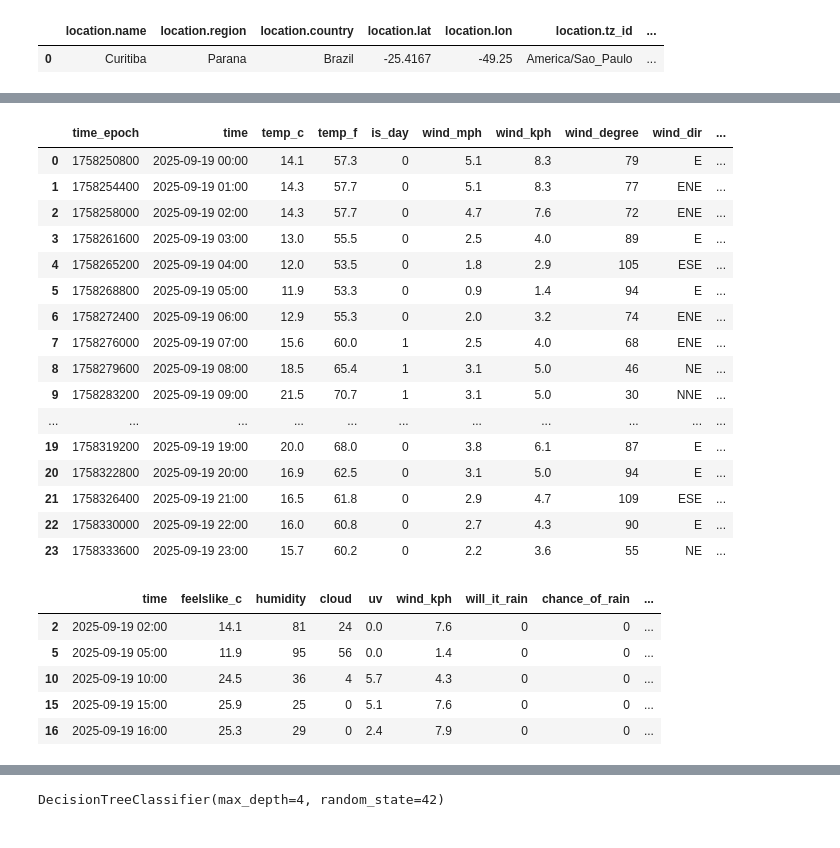
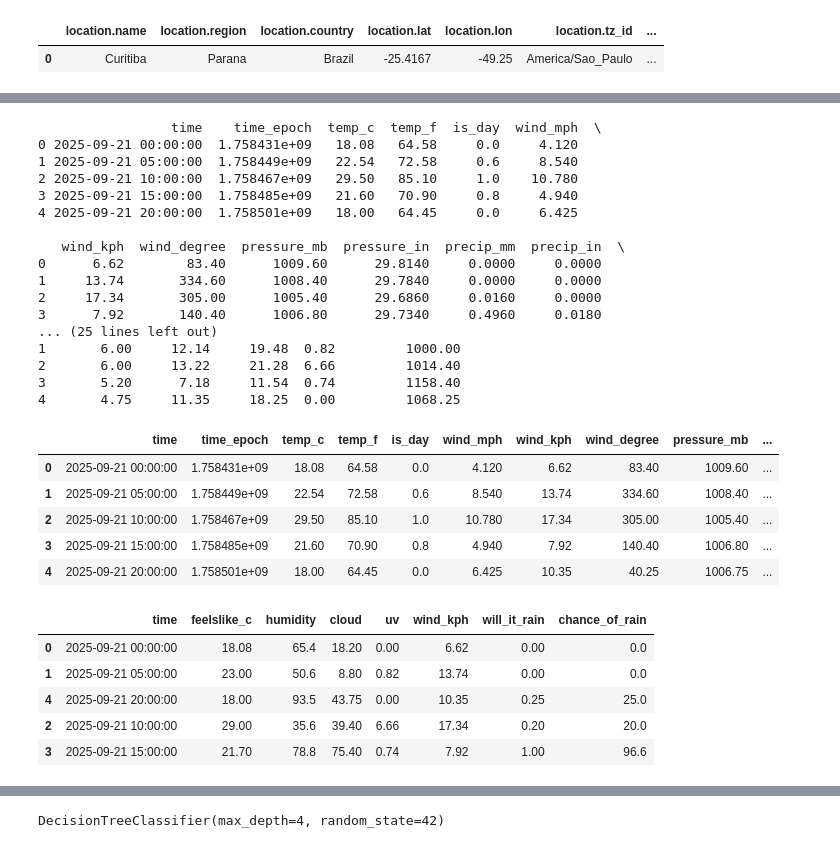
Before and after one commit to Dionromero/projeto_py, a Jupyter notebook: dataframedeclima.ipynb, the cells around one changed output, grey strips where cells are left out. Saved outputs shown, nothing was run; the diff lists cells and outputs as text; code cells hidden in the pictures.

Commit message:
mudança na tabale df_hour

```diff
--- a/dataframedeclima.ipynb
+++ b/dataframedeclima.ipynb
@@ -59,27 +60,46 @@ df_forecast
 # %%
-hour_list = dados["forecast"]["forecastday"][0]["hour"]
 df_hour = pd.json_normalize(hour_list)
-df_hour
+
+# Converter para datetime (se ainda não estiver)
+df_hour["time"] = pd.to_datetime(df_hour["time"])
+
+# Definir como índice
+df_hour = df_hour.set_index("time")
+
+# Selecionar apenas colunas numéricas
+df_numeric = df_hour.select_dtypes(include="number")
+
+# Reamostrar de 5h em 5h e calcular média
+df_5h = df_numeric.resample("5h").mean().reset_index()
+
+print(df_5h.head())
+
+df_5h
 # %% [output]
+                 time    time_epoch  temp_c  temp_f  is_day  wind_mph  \
+0 2025-09-21 00:00:00  1.758431e+09   18.08   64.58     0.0     4.120
+1 2025-09-21 05:00:00  1.758449e+09   22.54   72.58     0.6     8.540
+2 2025-09-21 10:00:00  1.758467e+09   29.50   85.10     1.0    10.780
+3 2025-09-21 15:00:00  1.758485e+09   21.60   70.90     0.8     4.940
+4 2025-09-21 20:00:00  1.758501e+09   18.00   64.45     0.0     6.425
+
+   wind_kph  wind_degree  pressure_mb  pressure_in  precip_mm  precip_in  \
+0      6.62        83.40      1009.60      29.8140     0.0000     0.0000
+1     13.74       334.60      1008.40      29.7840     0.0000     0.0000
+2     17.34       305.00      1005.40      29.6860     0.0160     0.0000
+3      7.92       140.40      1006.80      29.7340     0.4960     0.0180
+... (25 lines left out)
+1       6.00     12.14     19.48  0.82         1000.00
+2       6.00     13.22     21.28  6.66         1014.40
+3       5.20      7.18     11.54  0.74         1158.40
+4       4.75     11.35     18.25  0.00         1068.25
-|  | time_epoch | time | temp_c | temp_f | is_day | wind_mph | wind_kph | wind_degree | wind_dir | ... |
-| 0 | 1758250800 | 2025-09-19 00:00 | 14.1 | 57.3 | 0 | 5.1 | 8.3 | 79 | E | ... |
-| 1 | 1758254400 | 2025-09-19 01:00 | 14.3 | 57.7 | 0 | 5.1 | 8.3 | 77 | ENE | ... |
-| 2 | 1758258000 | 2025-09-19 02:00 | 14.3 | 57.7 | 0 | 4.7 | 7.6 | 72 | ENE | ... |
-| 3 | 1758261600 | 2025-09-19 03:00 | 13.0 | 55.5 | 0 | 2.5 | 4.0 | 89 | E | ... |
-| 4 | 1758265200 | 2025-09-19 04:00 | 12.0 | 53.5 | 0 | 1.8 | 2.9 | 105 | ESE | ... |
-| 5 | 1758268800 | 2025-09-19 05:00 | 11.9 | 53.3 | 0 | 0.9 | 1.4 | 94 | E | ... |
-| 6 | 1758272400 | 2025-09-19 06:00 | 12.9 | 55.3 | 0 | 2.0 | 3.2 | 74 | ENE | ... |
-| 7 | 1758276000 | 2025-09-19 07:00 | 15.6 | 60.0 | 1 | 2.5 | 4.0 | 68 | ENE | ... |
-| 8 | 1758279600 | 2025-09-19 08:00 | 18.5 | 65.4 | 1 | 3.1 | 5.0 | 46 | NE | ... |
-| 9 | 1758283200 | 2025-09-19 09:00 | 21.5 | 70.7 | 1 | 3.1 | 5.0 | 30 | NNE | ... |
-| ... | ... | ... | ... | ... | ... | ... | ... | ... | ... | ... |
-| 19 | 1758319200 | 2025-09-19 19:00 | 20.0 | 68.0 | 0 | 3.8 | 6.1 | 87 | E | ... |
-| 20 | 1758322800 | 2025-09-19 20:00 | 16.9 | 62.5 | 0 | 3.1 | 5.0 | 94 | E | ... |
-| 21 | 1758326400 | 2025-09-19 21:00 | 16.5 | 61.8 | 0 | 2.9 | 4.7 | 109 | ESE | ... |
-| 22 | 1758330000 | 2025-09-19 22:00 | 16.0 | 60.8 | 0 | 2.7 | 4.3 | 90 | E | ... |
-| 23 | 1758333600 | 2025-09-19 23:00 | 15.7 | 60.2 | 0 | 2.2 | 3.6 | 55 | NE | ... |
+|  | time | time_epoch | temp_c | temp_f | is_day | wind_mph | wind_kph | wind_degree | pressure_mb | ... |
+| 0 | 2025-09-21 00:00:00 | 1.758431e+09 | 18.08 | 64.58 | 0.0 | 4.120 | 6.62 | 83.40 | 1009.60 | ... |
+| 1 | 2025-09-21 05:00:00 | 1.758449e+09 | 22.54 | 72.58 | 0.6 | 8.540 | 13.74 | 334.60 | 1008.40 | ... |
+| 2 | 2025-09-21 10:00:00 | 1.758467e+09 | 29.50 | 85.10 | 1.0 | 10.780 | 17.34 | 305.00 | 1005.40 | ... |
+| 3 | 2025-09-21 15:00:00 | 1.758485e+09 | 21.60 | 70.90 | 0.8 | 4.940 | 7.92 | 140.40 | 1006.80 | ... |
+| 4 | 2025-09-21 20:00:00 | 1.758501e+09 | 18.00 | 64.45 | 0.0 | 6.425 | 10.35 | 40.25 | 1006.75 | ... |
 # %%
-# Lista apenas com as colunas importantes
 colunas_importantes = [
     "time",
     "feelslike_c",
@@ -89,16 +109,15 @@ colunas_importantes = [
     "wind_kph",
     "will_it_rain",
     "chance_of_rain",
-    "condition.text"
 ]
 
-df_limpo = df_hour[colunas_importantes]
+df_limpo = df_5h[[c for c in colunas_importantes if c in df_5h.columns]]
 df_limpo.sample(5)
 # %% [output]
-|  | time | feelslike_c | humidity | cloud | uv | wind_kph | will_it_rain | chance_of_rain | ... |
-| 2 | 2025-09-19 02:00 | 14.1 | 81 | 24 | 0.0 | 7.6 | 0 | 0 | ... |
-| 5 | 2025-09-19 05:00 | 11.9 | 95 | 56 | 0.0 | 1.4 | 0 | 0 | ... |
-| 10 | 2025-09-19 10:00 | 24.5 | 36 | 4 | 5.7 | 4.3 | 0 | 0 | ... |
-| 15 | 2025-09-19 15:00 | 25.9 | 25 | 0 | 5.1 | 7.6 | 0 | 0 | ... |
-| 16 | 2025-09-19 16:00 | 25.3 | 29 | 0 | 2.4 | 7.9 | 0 | 0 | ... |
+|  | time | feelslike_c | humidity | cloud | uv | wind_kph | will_it_rain | chance_of_rain |
+| 0 | 2025-09-21 00:00:00 | 18.08 | 65.4 | 18.20 | 0.00 | 6.62 | 0.00 | 0.0 |
+| 1 | 2025-09-21 05:00:00 | 23.00 | 50.6 | 8.80 | 0.82 | 13.74 | 0.00 | 0.0 |
+| 4 | 2025-09-21 20:00:00 | 18.00 | 93.5 | 43.75 | 0.00 | 10.35 | 0.25 | 25.0 |
+| 2 | 2025-09-21 10:00:00 | 29.00 | 35.6 | 39.40 | 6.66 | 17.34 | 0.20 | 20.0 |
+| 3 | 2025-09-21 15:00:00 | 21.70 | 78.8 | 75.40 | 0.74 | 7.92 | 1.00 | 96.6 |
 # %%
```
Also changed, not shown: parts of 9 cells of this notebook.
